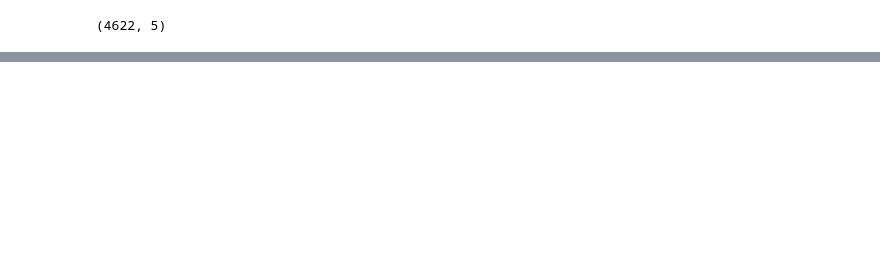
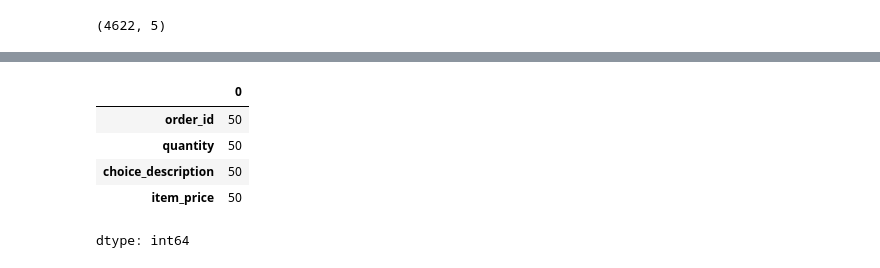
Before and after one commit to anuvishalp/Python_Projects, a Jupyter notebook: Pandas-1.ipynb, the cells around one changed output, grey strips where cells are left out. Saved outputs shown, nothing was run; the diff lists cells and outputs as text; code cells hidden in the pictures; blank space fills up the shorter version.

```diff
--- a/Pandas-1.ipynb
+++ b/Pandas-1.ipynb
@@ -74,9 +102,16 @@ c.head(1)
 # %%
 ##Step 10. For the most-ordered item, how many items were ordered?
 c = chipo.groupby('item_name')
 c = c.sum()
 c = c.sort_values(['quantity'], ascending=False)
-c.head(1)
+c.count()
+# %% [output]
+|  | 0 |
+| order_id | 50 |
+| quantity | 50 |
+| choice_description | 50 |
+| item_price | 50 |
+dtype: int64
 # %%
 ##Step 11. What was the most ordered item in the choice_description column?
 c = chipo.groupby('choice_description').sum()
```
Also changed, not shown: parts of 33 cells of this notebook.
